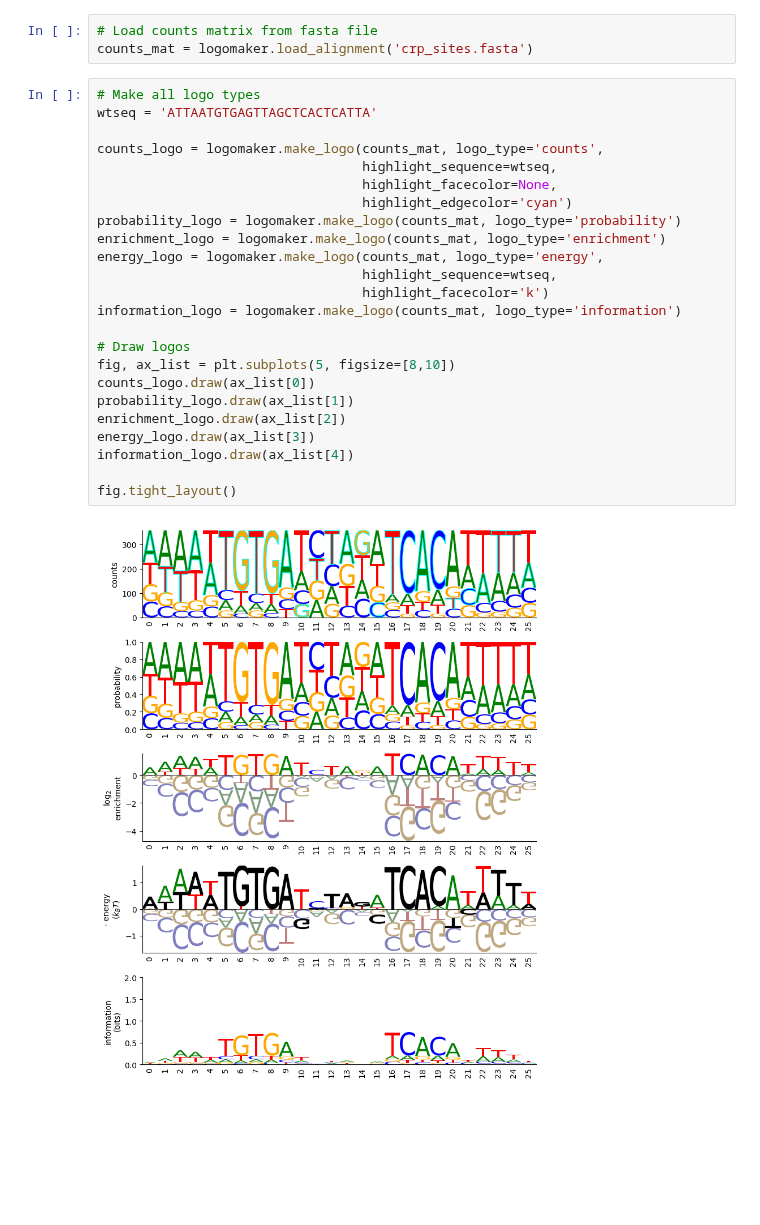
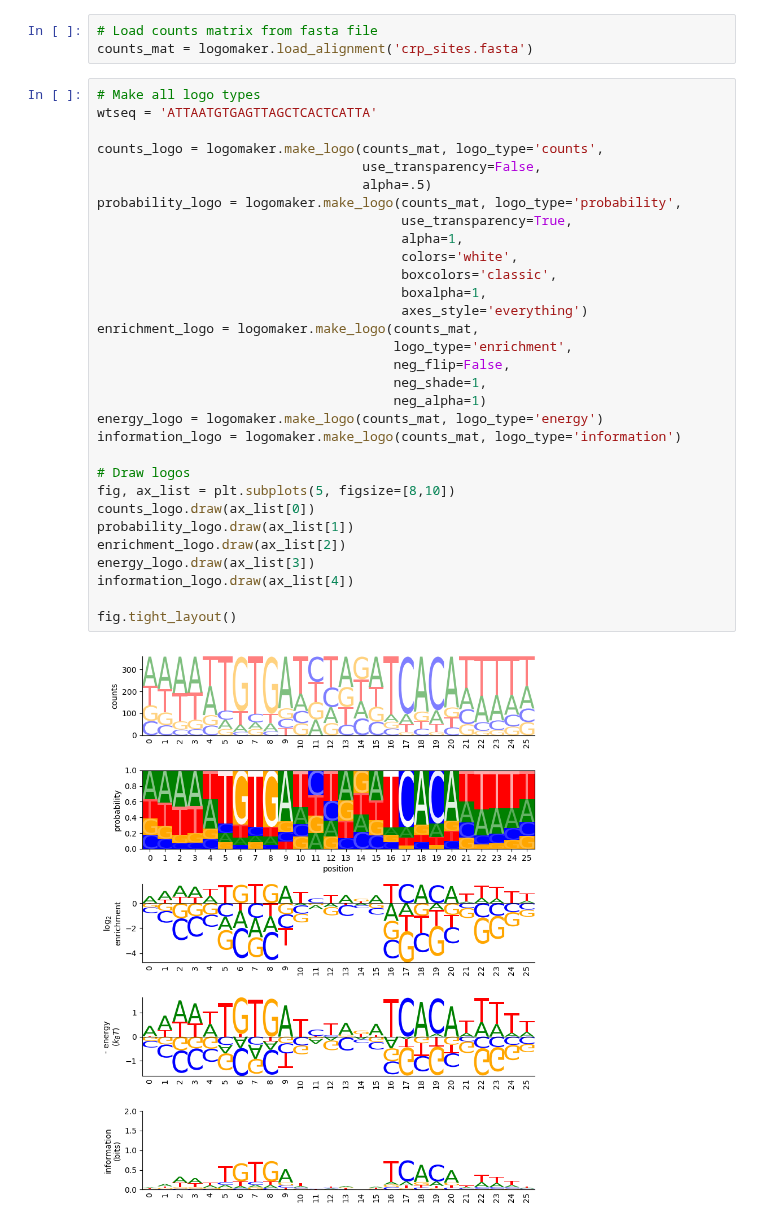
Before and after one commit to jbkinney/logomaker, a Jupyter notebook: test_logo_types.ipynb, the cells around one changed output. Saved outputs shown, nothing was run; the diff lists cells and outputs as text; blank space fills up the shorter version.

Commit message:
Fixed handling of colors and highlighted bases. Did other stuff too.

```diff
--- a/test_logo_types.ipynb
+++ b/test_logo_types.ipynb
@@ -16,26 +16,33 @@ counts_mat = logomaker.load_alignment('crp_sites.fasta')
 # %%
 # Make all logo types
 wtseq = 'ATTAATGTGAGTTAGCTCACTCATTA'
 
 counts_logo = logomaker.make_logo(counts_mat, logo_type='counts',
-                                  highlight_sequence=wtseq,
-                                  highlight_facecolor=None,
-                                  highlight_edgecolor='cyan')
-probability_logo = logomaker.make_logo(counts_mat, logo_type='probability')
-enrichment_logo = logomaker.make_logo(counts_mat, logo_type='enrichment')
-energy_logo = logomaker.make_logo(counts_mat, logo_type='energy',
-                                  highlight_sequence=wtseq,
-                                  highlight_facecolor='k')
+                                  use_transparency=False,
+                                  alpha=.5)
+probability_logo = logomaker.make_logo(counts_mat, logo_type='probability',
+                                       use_transparency=True,
+                                       alpha=1,
+                                       colors='white',
+                                       boxcolors='classic',
+                                       boxalpha=1,
+                                       axes_style='everything')
+enrichment_logo = logomaker.make_logo(counts_mat,
+                                      logo_type='enrichment',
+                                      neg_flip=False,
+                                      neg_shade=1,
+                                      neg_alpha=1)
+energy_logo = logomaker.make_logo(counts_mat, logo_type='energy')
 information_logo = logomaker.make_logo(counts_mat, logo_type='information')
 
 # Draw logos
 fig, ax_list = plt.subplots(5, figsize=[8,10])
 counts_logo.draw(ax_list[0])
 probability_logo.draw(ax_list[1])
 enrichment_logo.draw(ax_list[2])
 energy_logo.draw(ax_list[3])
 information_logo.draw(ax_list[4])
 
 fig.tight_layout()
 # %% [output]
-[figure, old version]
+[figure, new version]
```
Also changed, not shown: parts of 1 cell of this notebook, 9 other files.
